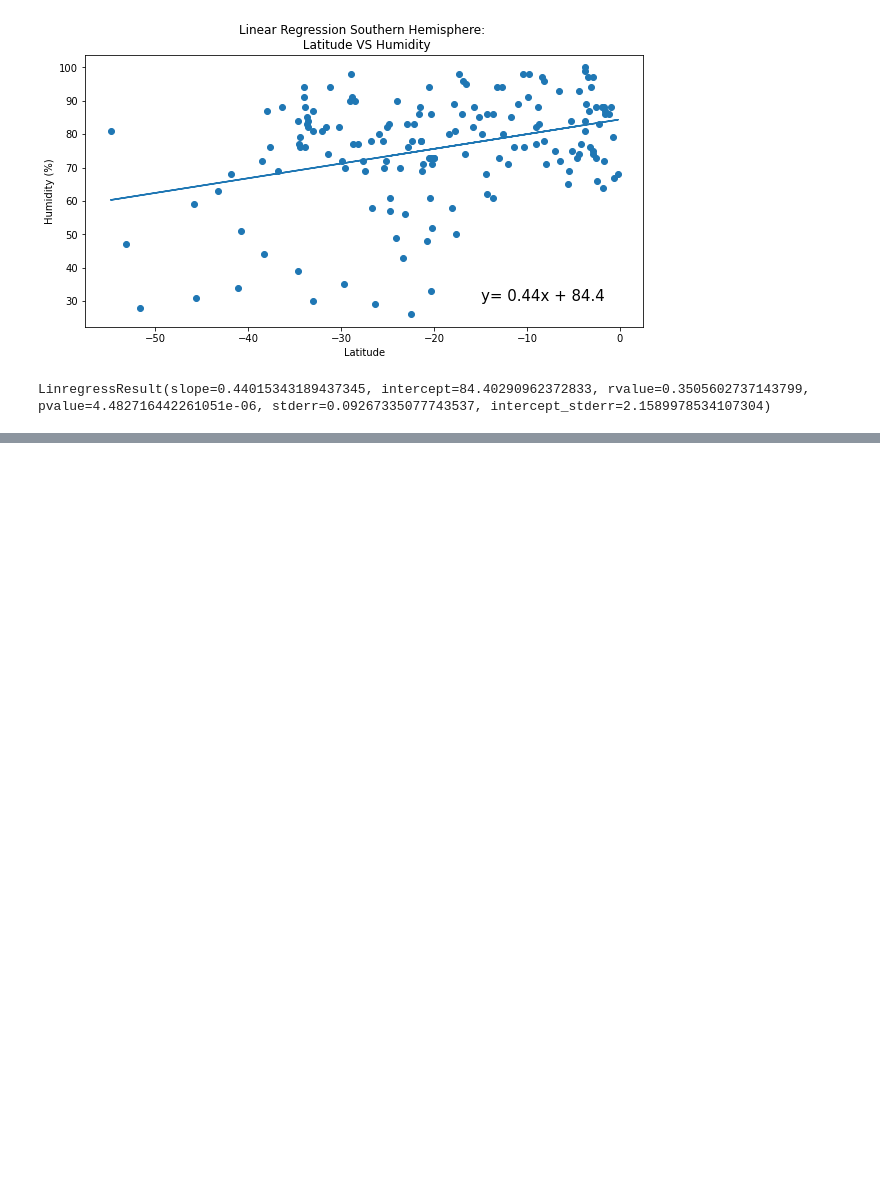
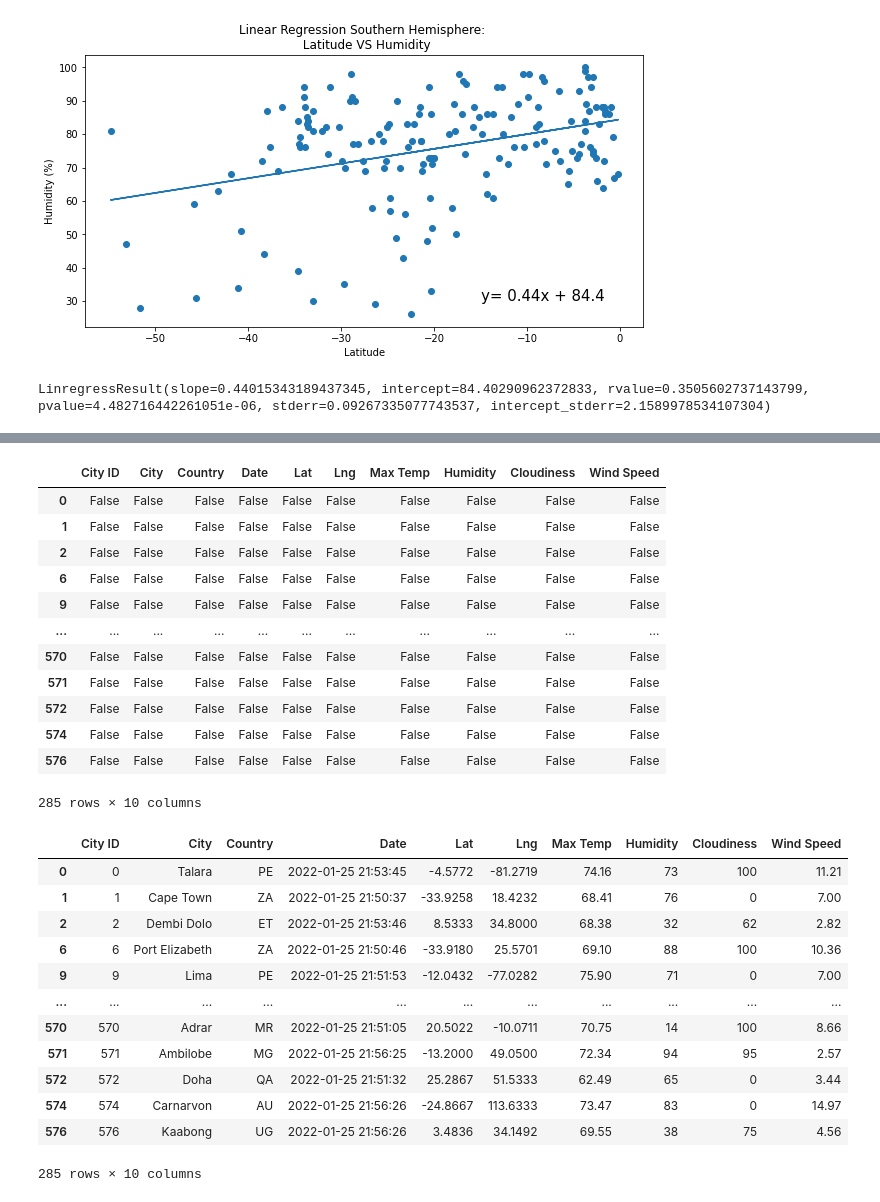
Before and after one commit to coocoojames/World_Weather_Analysis, a Jupyter notebook: WeatherPy.ipynb, the cells around one changed output, grey strips where cells are left out. Cells and saved outputs as stored; diff of their text form; code cells hidden in the pictures; blank space fills up the shorter version.

```diff
--- a/WeatherPy.ipynb
+++ b/WeatherPy.ipynb
@@ -380,0 +415,31 @@ LinregressResult(slope=0.44015343189437345, intercept=84.40290962372833, rvalue=
+# %%
+preferred_cities_df = preferred_cities_df.dropna()
+preferred_cities_df.isnull().any()
+preferred_cities_df
+# %% [output]
+|  | City ID | City | Country | Date | Lat | Lng | Max Temp | Humidity | Cloudiness | Wind Speed |
+| 0 | False | False | False | False | False | False | False | False | False | False |
+| 1 | False | False | False | False | False | False | False | False | False | False |
+| 2 | False | False | False | False | False | False | False | False | False | False |
+| 6 | False | False | False | False | False | False | False | False | False | False |
+| 9 | False | False | False | False | False | False | False | False | False | False |
+| ... | ... | ... | ... | ... | ... | ... | ... | ... | ... | ... |
+| 570 | False | False | False | False | False | False | False | False | False | False |
+| 571 | False | False | False | False | False | False | False | False | False | False |
+| 572 | False | False | False | False | False | False | False | False | False | False |
+| 574 | False | False | False | False | False | False | False | False | False | False |
+| 576 | False | False | False | False | False | False | False | False | False | False |
+285 rows × 10 columns
+|  | City ID | City | Country | Date | Lat | Lng | Max Temp | Humidity | Cloudiness | Wind Speed |
+| 0 | 0 | Talara | PE | 2022-01-25 21:53:45 | -4.5772 | -81.2719 | 74.16 | 73 | 100 | 11.21 |
+| 1 | 1 | Cape Town | ZA | 2022-01-25 21:50:37 | -33.9258 | 18.4232 | 68.41 | 76 | 0 | 7.00 |
+| 2 | 2 | Dembi Dolo | ET | 2022-01-25 21:53:46 | 8.5333 | 34.8000 | 68.38 | 32 | 62 | 2.82 |
+| 6 | 6 | Port Elizabeth | ZA | 2022-01-25 21:50:46 | -33.9180 | 25.5701 | 69.10 | 88 | 100 | 10.36 |
+| 9 | 9 | Lima | PE | 2022-01-25 21:51:53 | -12.0432 | -77.0282 | 75.90 | 71 | 0 | 7.00 |
+| ... | ... | ... | ... | ... | ... | ... | ... | ... | ... | ... |
+| 570 | 570 | Adrar | MR | 2022-01-25 21:51:05 | 20.5022 | -10.0711 | 70.75 | 14 | 100 | 8.66 |
+| 571 | 571 | Ambilobe | MG | 2022-01-25 21:56:25 | -13.2000 | 49.0500 | 72.34 | 94 | 95 | 2.57 |
+| 572 | 572 | Doha | QA | 2022-01-25 21:51:32 | 25.2867 | 51.5333 | 62.49 | 65 | 0 | 3.44 |
+| 574 | 574 | Carnarvon | AU | 2022-01-25 21:56:26 | -24.8667 | 113.6333 | 73.47 | 83 | 0 | 14.97 |
+| 576 | 576 | Kaabong | UG | 2022-01-25 21:56:26 | 3.4836 | 34.1492 | 69.55 | 38 | 75 | 4.56 |
+285 rows × 10 columns
```
Also changed, not shown: parts of 26 cells of this notebook, 10 other files.
